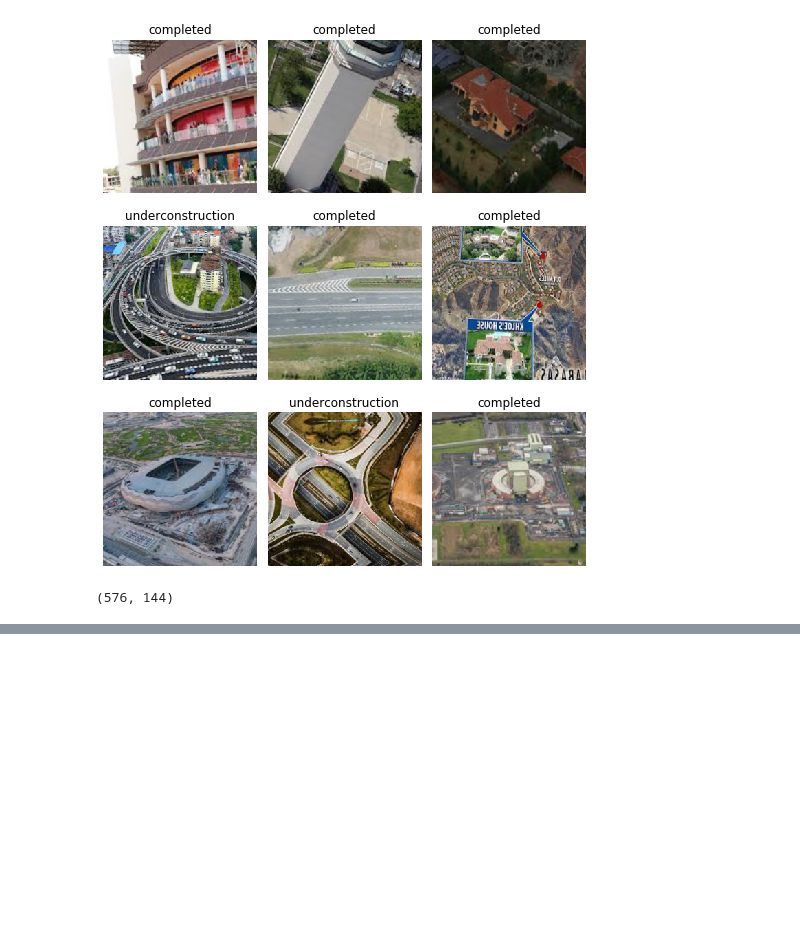
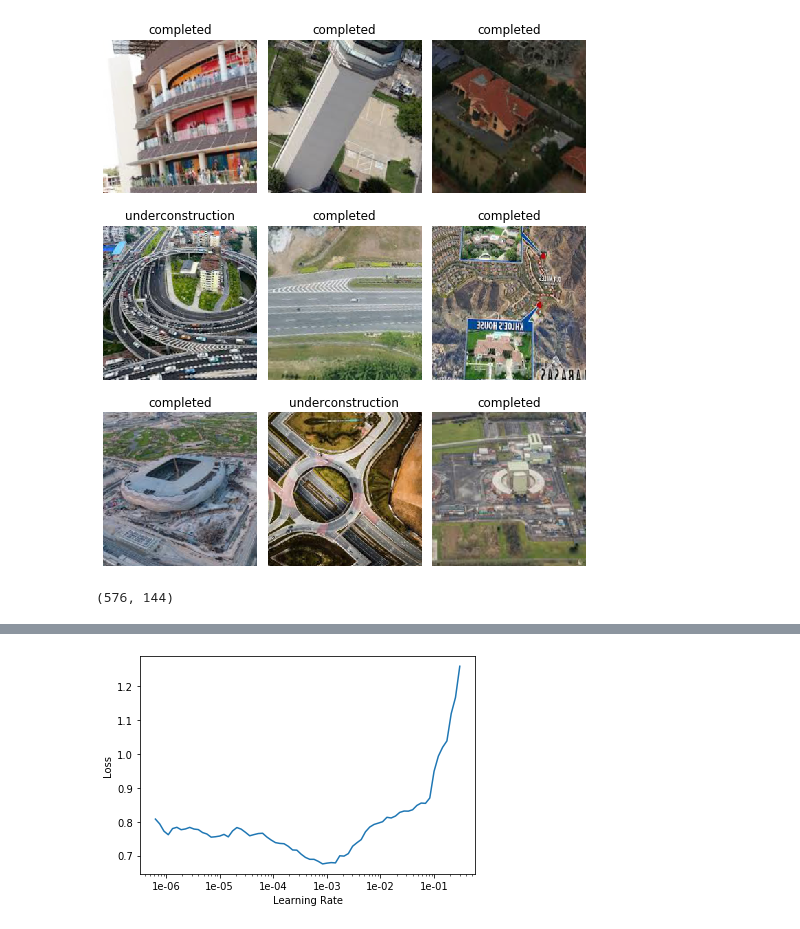
Before and after one commit to mrdvince/axon, a Jupyter notebook: fastai/data cleaning and sgd from scratch.ipynb, the cells around one changed output, grey strips where cells are left out. Drawn from its saved outputs; the diff is of its cells as text; code cells hidden in the pictures; blank space fills up the shorter version.

```diff
--- a/fastai/data cleaning and sgd from scratch.ipynb
+++ b/fastai/data cleaning and sgd from scratch.ipynb
@@ -66,2 +63,4 @@ Downloading: "https://download.pytorch.org/models/resnet18-5c106cde.pth" to /hom
+# %%
+learn = cnn_learner(data, models.resnet34, metrics=accuracy)
 # %%
-learn.fit_one_cycle()
+learn.fit_one_cycle(4)
@@ -67,0 +93,4 @@ learn.fit_one_cycle()
+# %%
+learn.recorder.plot()
+# %% [output]
+[figure, added]
```
Also changed, not shown: parts of 15 cells of this notebook.
